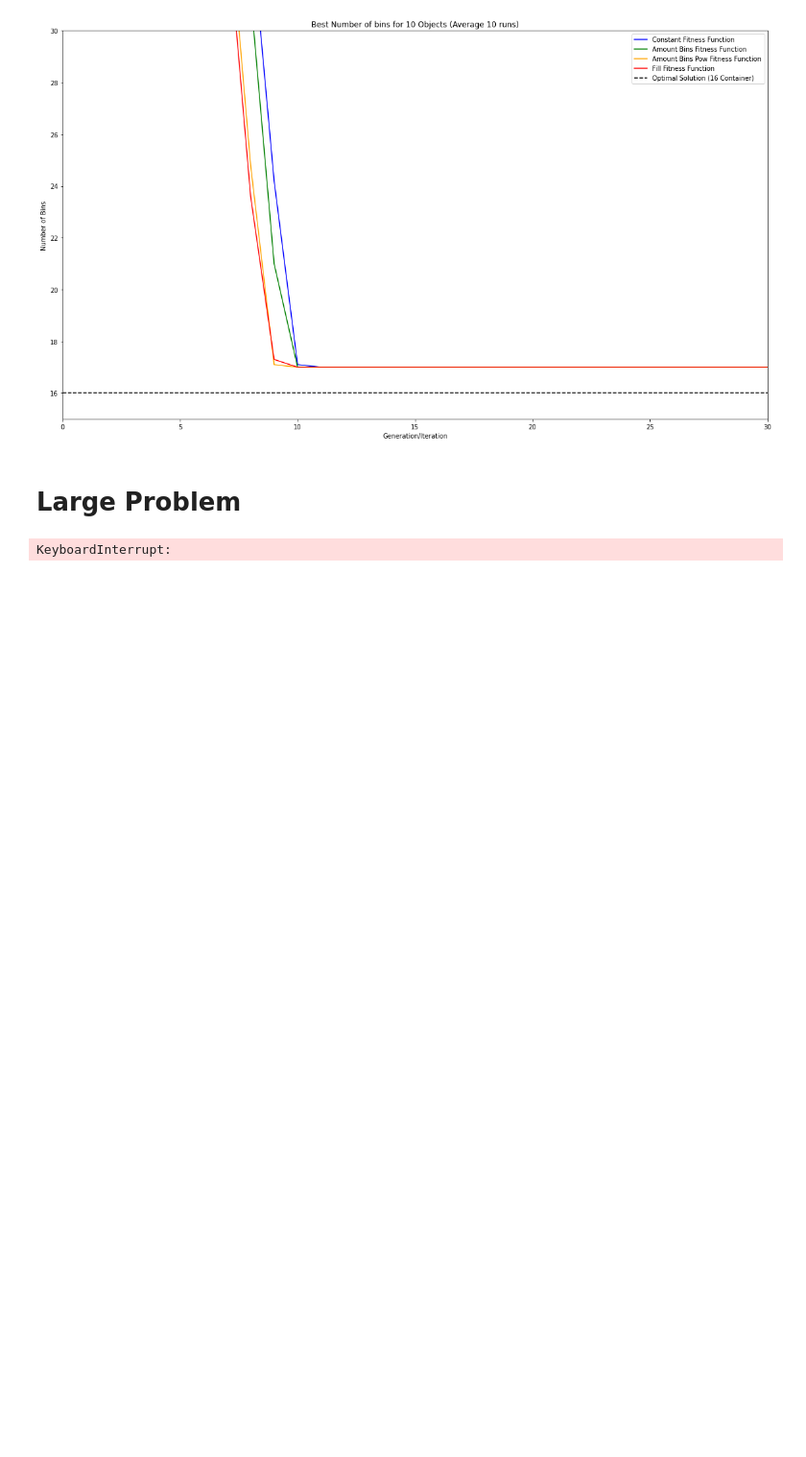
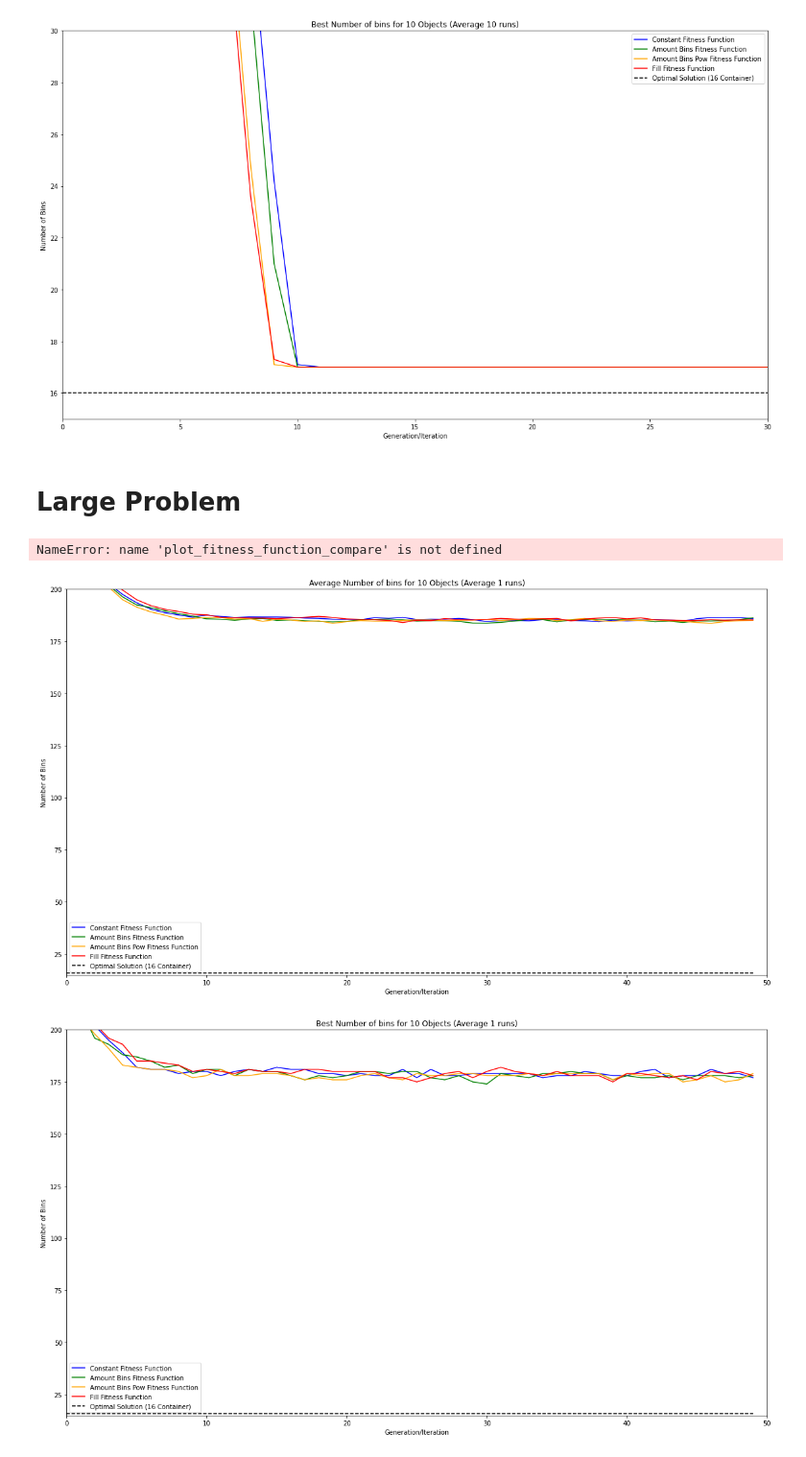
Before and after one commit to schtim/NatureInspiredAlgorithms_Code, a Jupyter notebook: GeneticAlgorithm/TestNotebooks/FitnessFunctionCompare.ipynb, the cells around one changed output. Shown: that part at 96% size. Cells and saved outputs as stored; diff of their text form; code cells hidden in the pictures; blank space fills up the shorter version.

```diff
--- a/GeneticAlgorithm/TestNotebooks/FitnessFunctionCompare.ipynb
+++ b/GeneticAlgorithm/TestNotebooks/FitnessFunctionCompare.ipynb
@@ -32,6 +32,13 @@ large_objects  = np.load(os.path.join(path,'Compare/Ressources/betterproblem/lar
 large_container = np.load(os.path.join(path,'Compare/Ressources/betterproblem/large_container.npy'))
 large_optimal_solution = np.load(os.path.join(path, 'Compare/Ressources/betterproblem/large_optimal.npy'))
 
+# load new Problem
+new_medium_objects= np.load(os.path.join(path,'Compare/new_medium1-100.npy'))
+#resize
+new_medium_objects.shape = (250,2)
+#medium_container = np.load(os.path.join(path,'Ressources/newproblem/new_medium1-100.npy'))
+new_medium_container = np.array([100,100])
+
 print('Optimale Lösungen')
 print(f'Kleines Problem {small_optimal_solution}')
 print(f'Medium Problem {medium_optimal_solution}')
@@ -52,8 +57,8 @@ def plot_fitness_function_compare(objects, optimal_solution, container_vol, cont
     pop_size = 60
     crossover_prob = 0.8
     mutation_prob = 0.1
-    fit_heuristic = 'first_fit'
-    amount_obj = len(small_objects)
+    fit_heuristic = 'combined'
+    amount_obj = len(objects)
 
     average_vals_const = np.zeros((av_number, number_generations))
     average_vals_amount_bins = np.zeros((av_number, number_generations))
@@ -144,4 +149,9 @@ plot_fitness_function_compare(medium_objects, medium_optimal_solution, medium_co
 # %%
 plot_fitness_function_compare(large_objects, large_optimal_solution, large_container[0], large_container[1], [0,50], [35, 100])
 # %% [output]
-KeyboardInterrupt:
+NameError: name 'plot_fitness_function_compare' is not defined
+# %%
+plot_fitness_function_compare(new_medium_objects, medium_optimal_solution, new_medium_container[0], new_medium_container[1], [0,50], [15, 200])
+# %% [output]
+[figure, added]
+[figure, added]
```
Also changed, not shown: parts of 1 cell of this notebook, 4 other files.
